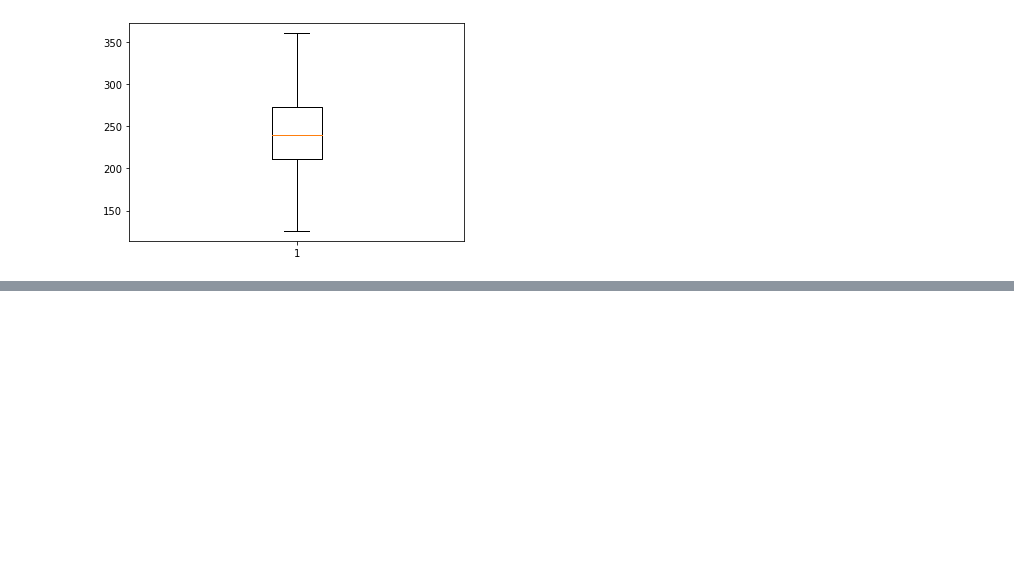
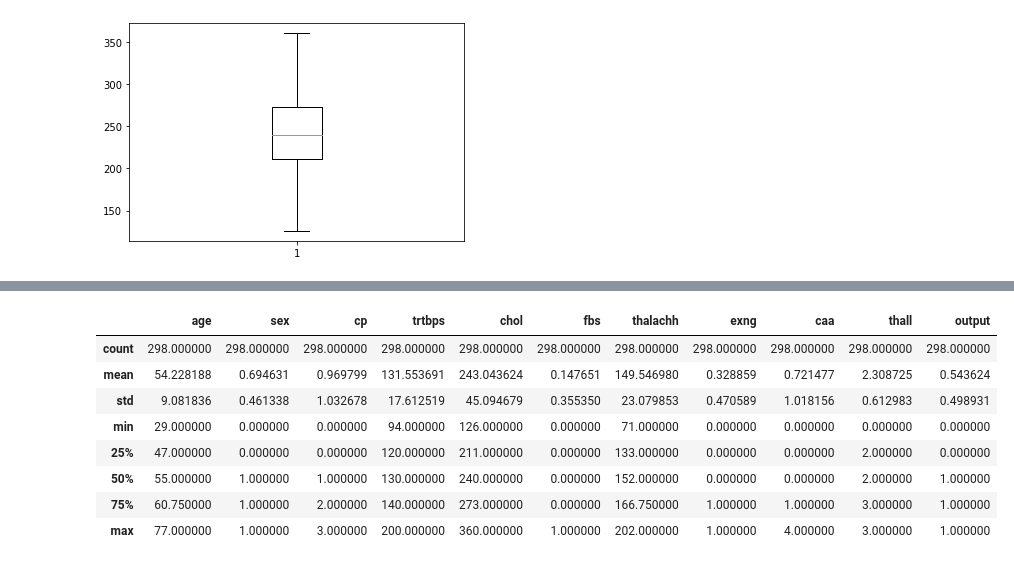
Before and after one commit to plmkonist/AI4all, a Jupyter notebook: Data prep.ipynb, the cells around one changed output, grey strips where cells are left out. Drawn from its saved outputs; the diff is of its cells as text; code cells hidden in the pictures; blank space fills up the shorter version.

```diff
--- a/Data prep.ipynb
+++ b/Data prep.ipynb
@@ -111,0 +149,12 @@ avg_score
+# %%
+clean_data.describe()
+# %% [output]
+|  | age | sex | cp | trtbps | chol | fbs | thalachh | exng | caa | thall | output |
+| count | 298.000000 | 298.000000 | 298.000000 | 298.000000 | 298.000000 | 298.000000 | 298.000000 | 298.000000 | 298.000000 | 298.000000 | 298.000000 |
+| mean | 54.228188 | 0.694631 | 0.969799 | 131.553691 | 243.043624 | 0.147651 | 149.546980 | 0.328859 | 0.721477 | 2.308725 | 0.543624 |
+| std | 9.081836 | 0.461338 | 1.032678 | 17.612519 | 45.094679 | 0.355350 | 23.079853 | 0.470589 | 1.018156 | 0.612983 | 0.498931 |
+| min | 29.000000 | 0.000000 | 0.000000 | 94.000000 | 126.000000 | 0.000000 | 71.000000 | 0.000000 | 0.000000 | 0.000000 | 0.000000 |
+| 25% | 47.000000 | 0.000000 | 0.000000 | 120.000000 | 211.000000 | 0.000000 | 133.000000 | 0.000000 | 0.000000 | 2.000000 | 0.000000 |
+| 50% | 55.000000 | 1.000000 | 1.000000 | 130.000000 | 240.000000 | 0.000000 | 152.000000 | 0.000000 | 0.000000 | 2.000000 | 1.000000 |
+| 75% | 60.750000 | 1.000000 | 2.000000 | 140.000000 | 273.000000 | 0.000000 | 166.750000 | 1.000000 | 1.000000 | 3.000000 | 1.000000 |
+| max | 77.000000 | 1.000000 | 3.000000 | 200.000000 | 360.000000 | 1.000000 | 202.000000 | 1.000000 | 4.000000 | 3.000000 | 1.000000 |
```
Also changed, not shown: parts of 5 cells of this notebook.
